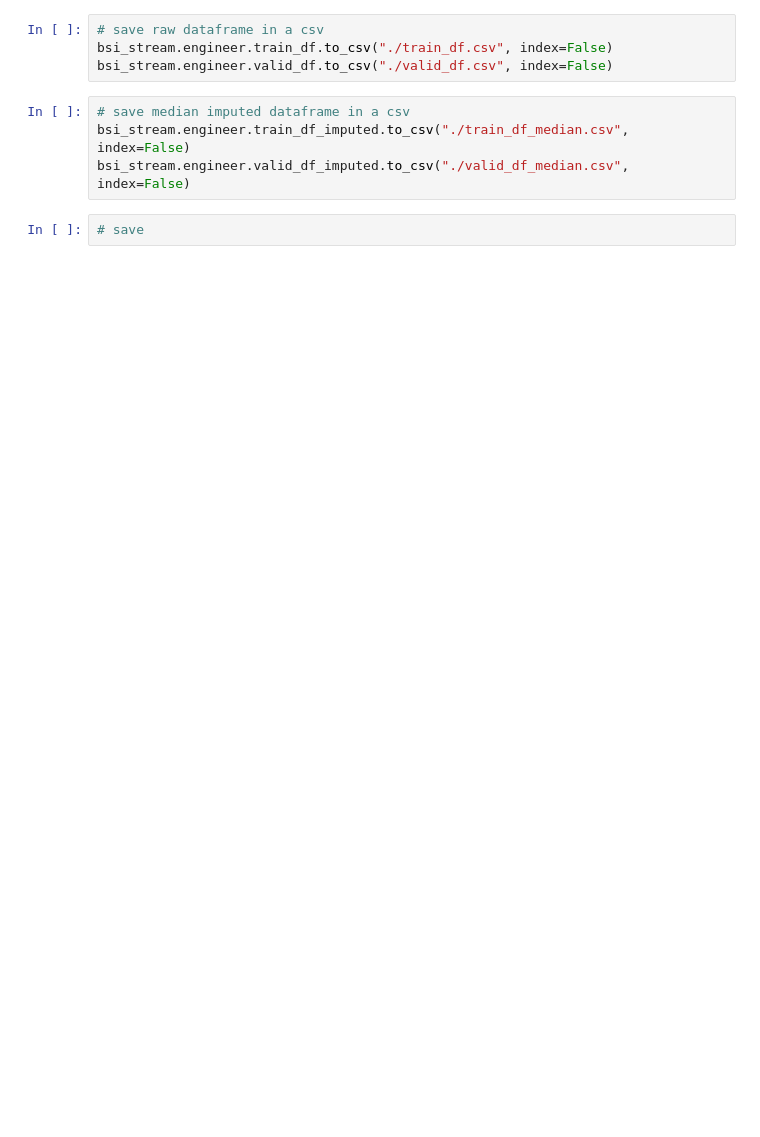
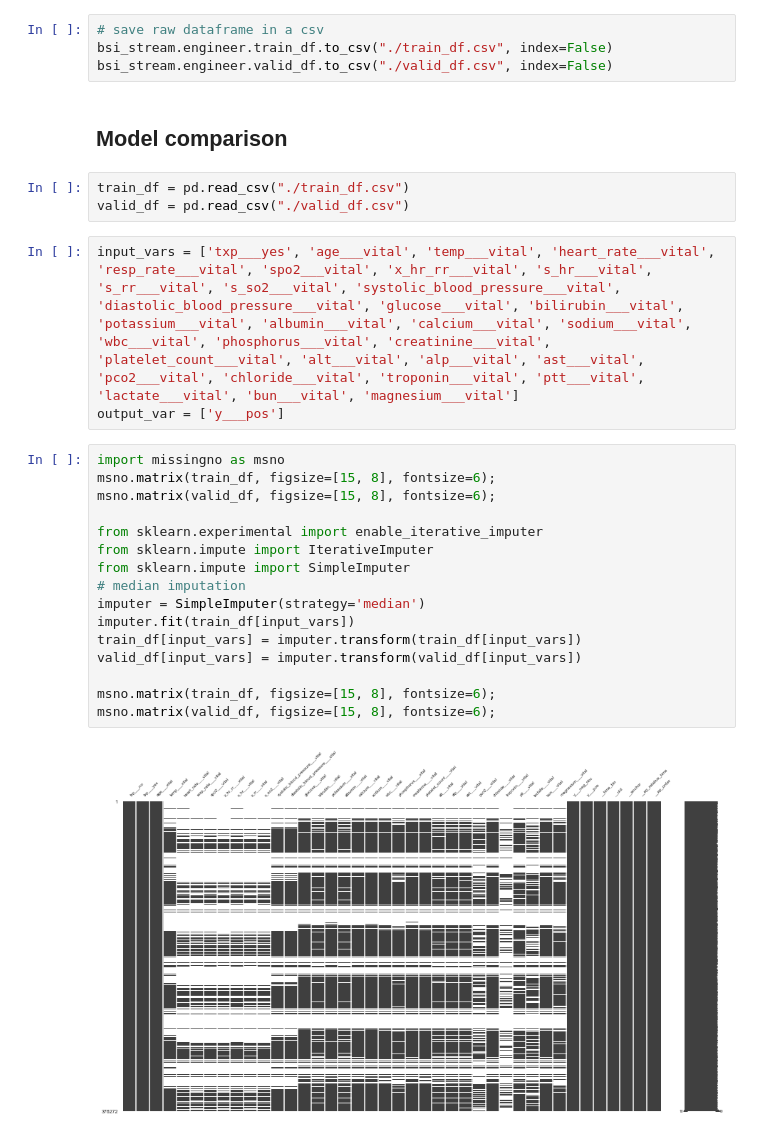
Before and after one commit to JiaxingQiu/FAIRStream, a Jupyter notebook: FAIRStream/tutorial_case6.ipynb, the cells around one changed output. Saved outputs shown, nothing was run; the diff lists cells and outputs as text; blank space fills up the shorter version.

```diff
--- a/FAIRStream/tutorial_case6.ipynb
+++ b/FAIRStream/tutorial_case6.ipynb
@@ -131,9 +149,29 @@ ValueError: hist method requires numerical columns, nothing to plot.
 # save raw dataframe in a csv
 bsi_stream.engineer.train_df.to_csv("./train_df.csv", index=False)
 bsi_stream.engineer.valid_df.to_csv("./valid_df.csv", index=False)
-# %%
-# save median imputed dataframe in a csv
-bsi_stream.engineer.train_df_imputed.to_csv("./train_df_median.csv", index=False)
-bsi_stream.engineer.valid_df_imputed.to_csv("./valid_df_median.csv", index=False)
-# %%
-# save
+# %% [markdown]
+## Model comparison
+# %%
+train_df = pd.read_csv("./train_df.csv")
+valid_df = pd.read_csv("./valid_df.csv")
+# %%
+input_vars = ['txp___yes', 'age___vital', 'temp___vital', 'heart_rate___vital', 'resp_rate___vital', 'spo2___vital', 'x_hr_rr___vital', 's_hr___vital', 's_rr___vital', 's_so2___vital', 'systolic_blood_pressure___vital', 'diastolic_blood_pressure___vital', 'glucose___vital', 'bilirubin___vital', 'potassium___vital', 'albumin___vital', 'calcium___vital', 'sodium___vital', 'wbc___vital', 'phosphorus___vital', 'creatinine___vital', 'platelet_count___vital', 'alt___vital', 'alp___vital', 'ast___vital', 'pco2___vital', 'chloride___vital', 'troponin___vital', 'ptt___vital', 'lactate___vital', 'bun___vital', 'magnesium___vital']
+output_var = ['y___pos']
+# %%
+import missingno as msno
+msno.matrix(train_df, figsize=[15, 8], fontsize=6);
+msno.matrix(valid_df, figsize=[15, 8], fontsize=6);
+
+from sklearn.experimental import enable_iterative_imputer
+from sklearn.impute import IterativeImputer
+from sklearn.impute import SimpleImputer
+# median imputation
+imputer = SimpleImputer(strategy='median')
+imputer.fit(train_df[input_vars])
+train_df[input_vars] = imputer.transform(train_df[input_vars])
+valid_df[input_vars] = imputer.transform(valid_df[input_vars])
+
+msno.matrix(train_df, figsize=[15, 8], fontsize=6);
+msno.matrix(valid_df, figsize=[15, 8], fontsize=6);
+# %% [output]
+[figure, added]
```
Also changed, not shown: parts of 7 cells of this notebook.
